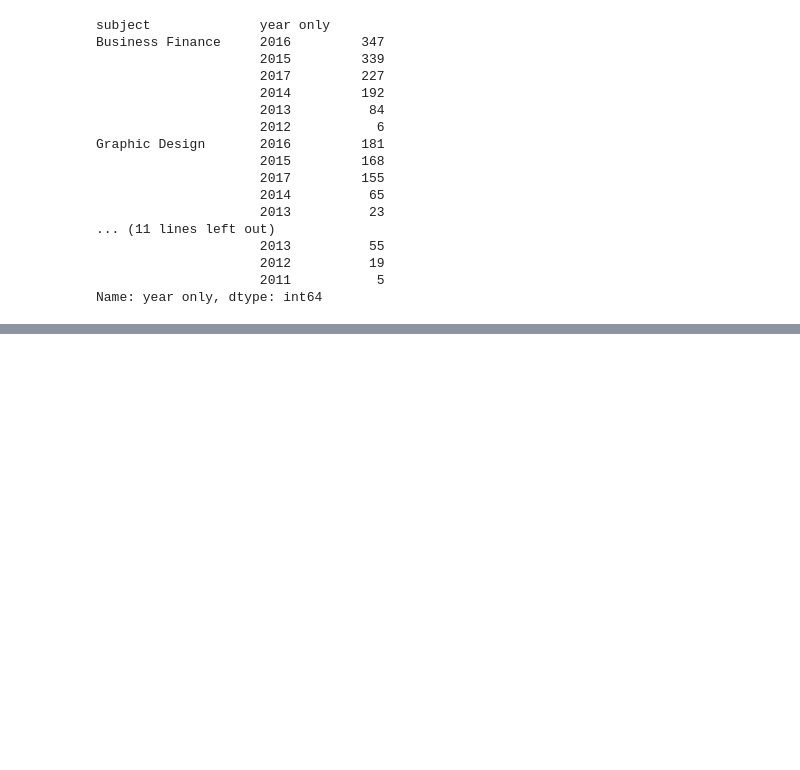
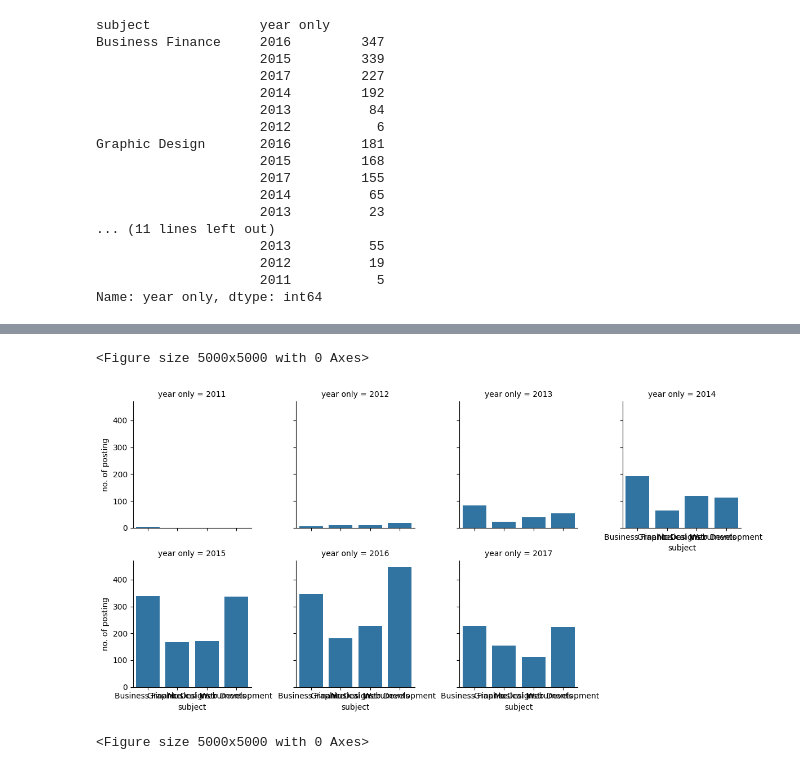
Before and after one commit to deepmihir/Pandas-Project, a Jupyter notebook: case_study_6_UdemyCourses.ipynb, the cells around one changed output, grey strips where cells are left out. Drawn from its saved outputs; the diff is of its cells as text; code cells hidden in the pictures; blank space fills up the shorter version.

```diff
--- a/case_study_6_UdemyCourses.ipynb
+++ b/case_study_6_UdemyCourses.ipynb
@@ -379,0 +404,3 @@ Name: year only, dtype: int64
+# %%
+df1 = pd.read_csv('df_csv.csv')
+df1
@@ -379,0 +425,8 @@ Name: year only, dtype: int64
+# %%
+g = sns.FacetGrid(df1, col="year only", col_wrap=4)
+g.map(sns.barplot, "subject", "no. of posting")
+plt.figure(figsize=(50,50))
+# %% [output]
+<Figure size 5000x5000 with 0 Axes>
+[figure, added]
+<Figure size 5000x5000 with 0 Axes>
```
Also changed, not shown: parts of 3 cells of this notebook, 4 other files.
